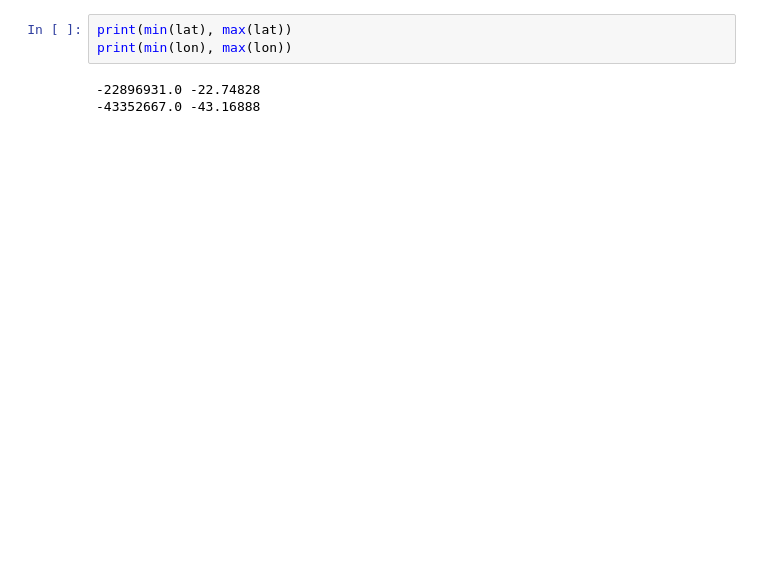
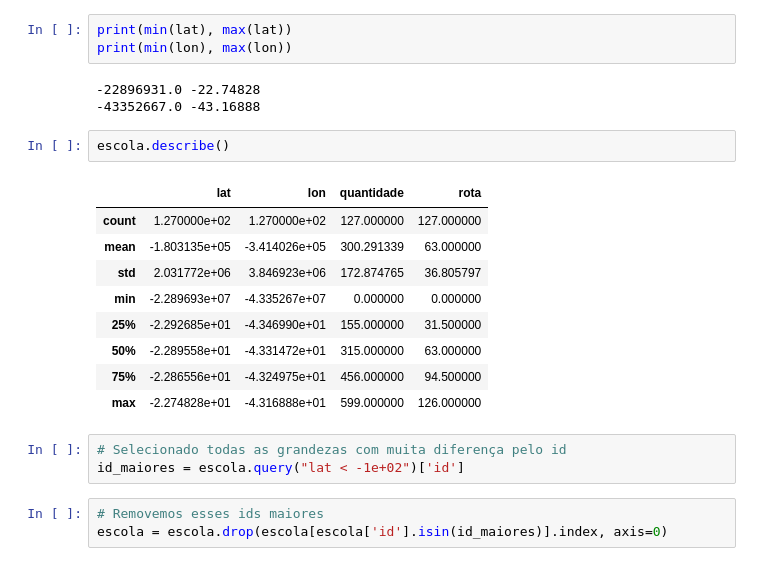
Before and after one commit to RafaelGuisso/ADA-Data-Science, a Jupyter notebook: Projeto_tecnicas_programacao/Projeto_Tecnicas_Programacao_I(1).ipynb, the cells around one changed output. Saved outputs shown, nothing was run; the diff lists cells and outputs as text; blank space fills up the shorter version.

```diff
--- a/Projeto_tecnicas_programacao/Projeto_Tecnicas_Programacao_I(1).ipynb
+++ b/Projeto_tecnicas_programacao/Projeto_Tecnicas_Programacao_I(1).ipynb
@@ -444,3 +449,21 @@ print(min(lon), max(lon))
 # %% [output]
 -22896931.0 -22.74828
 -43352667.0 -43.16888
+# %%
+escola.describe()
+# %% [output]
+|  | lat | lon | quantidade | rota |
+| count | 1.270000e+02 | 1.270000e+02 | 127.000000 | 127.000000 |
+| mean | -1.803135e+05 | -3.414026e+05 | 300.291339 | 63.000000 |
+| std | 2.031772e+06 | 3.846923e+06 | 172.874765 | 36.805797 |
+| min | -2.289693e+07 | -4.335267e+07 | 0.000000 | 0.000000 |
+| 25% | -2.292685e+01 | -4.346990e+01 | 155.000000 | 31.500000 |
+| 50% | -2.289558e+01 | -4.331472e+01 | 315.000000 | 63.000000 |
+| 75% | -2.286556e+01 | -4.324975e+01 | 456.000000 | 94.500000 |
+| max | -2.274828e+01 | -4.316888e+01 | 599.000000 | 126.000000 |
+# %%
+# Selecionado todas as grandezas com muita diferença pelo id
+id_maiores = escola.query("lat < -1e+02")['id']
+# %%
+# Removemos esses ids maiores
+escola = escola.drop(escola[escola['id'].isin(id_maiores)].index, axis=0)
```
Also changed, not shown: parts of 12 cells of this notebook, 2 other files.
